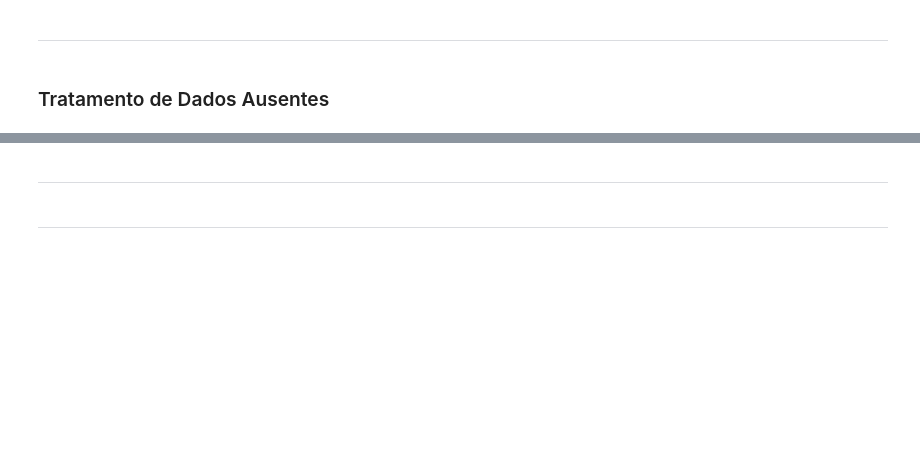
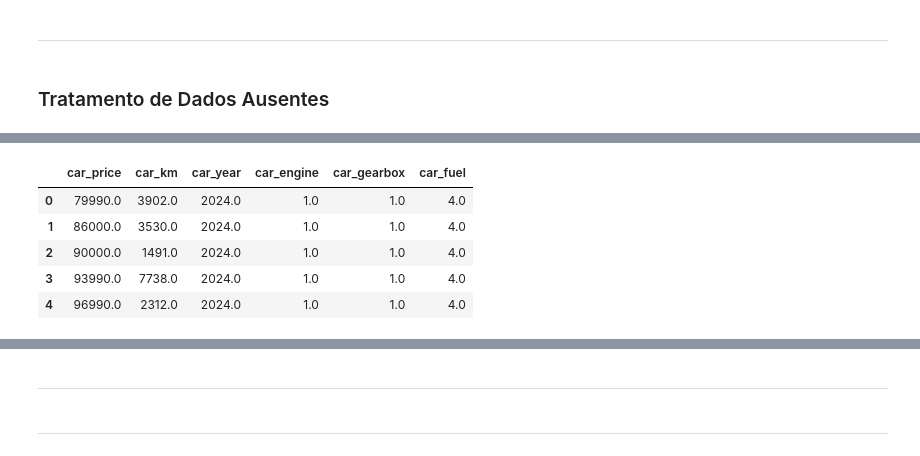
Before and after one commit to V1ct0rC/analise-seminovos-recife, a Jupyter notebook: TAGDI_Projeto_1.ipynb, the cells around one changed output, grey strips where cells are left out. Cells and saved outputs as stored; diff of their text form; code cells hidden in the pictures; blank space fills up the shorter version.

```diff
--- a/TAGDI_Projeto_1.ipynb
+++ b/TAGDI_Projeto_1.ipynb
@@ -173,0 +195,9 @@ dtype: int64
+# %%
+df_fill.head()
+# %% [output]
+|  | car_price | car_km | car_year | car_engine | car_gearbox | car_fuel |
+| 0 | 79990.0 | 3902.0 | 2024.0 | 1.0 | 1.0 | 4.0 |
+| 1 | 86000.0 | 3530.0 | 2024.0 | 1.0 | 1.0 | 4.0 |
+| 2 | 90000.0 | 1491.0 | 2024.0 | 1.0 | 1.0 | 4.0 |
+| 3 | 93990.0 | 7738.0 | 2024.0 | 1.0 | 1.0 | 4.0 |
+| 4 | 96990.0 | 2312.0 | 2024.0 | 1.0 | 1.0 | 4.0 |
```
Also changed, not shown: parts of 17 cells of this notebook.
